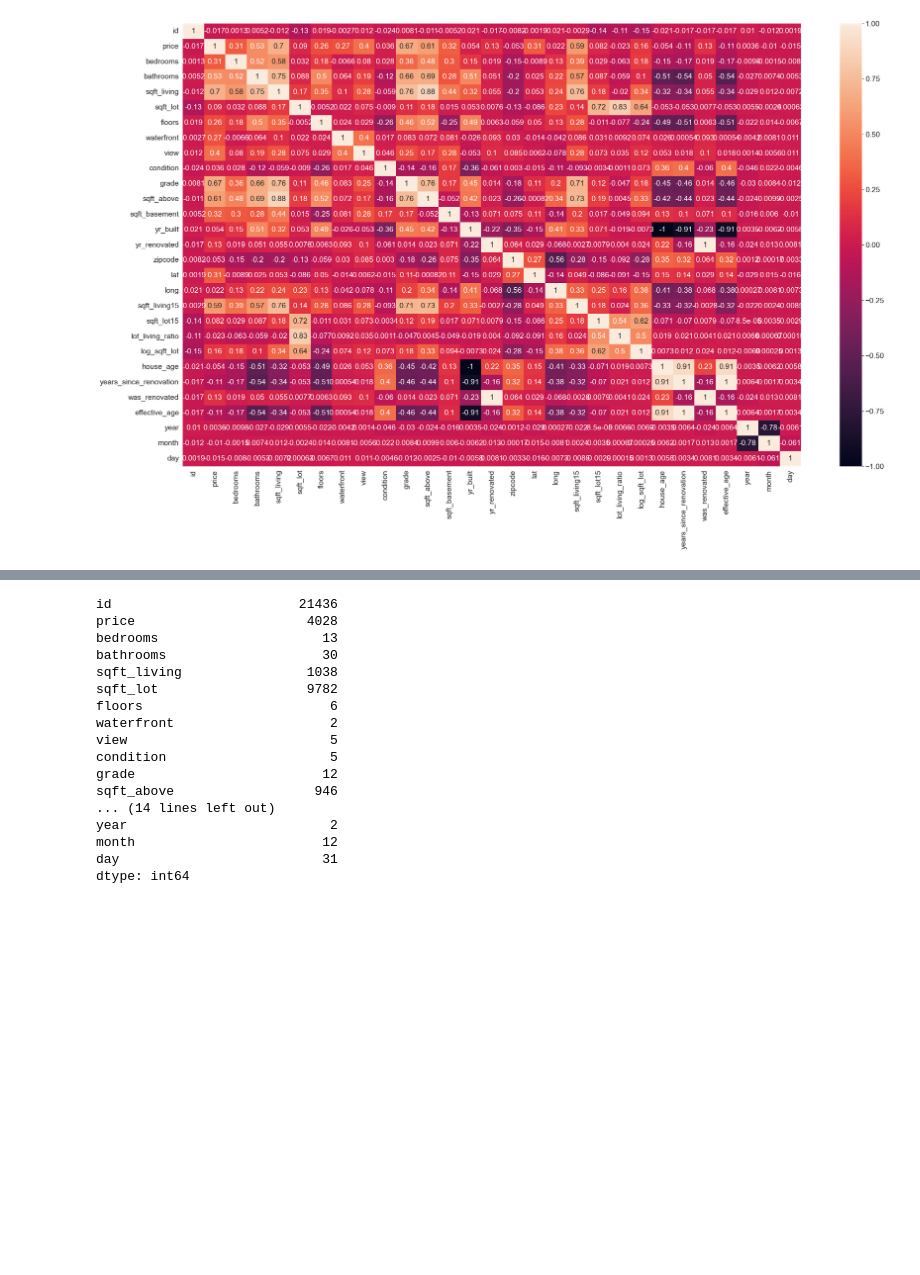
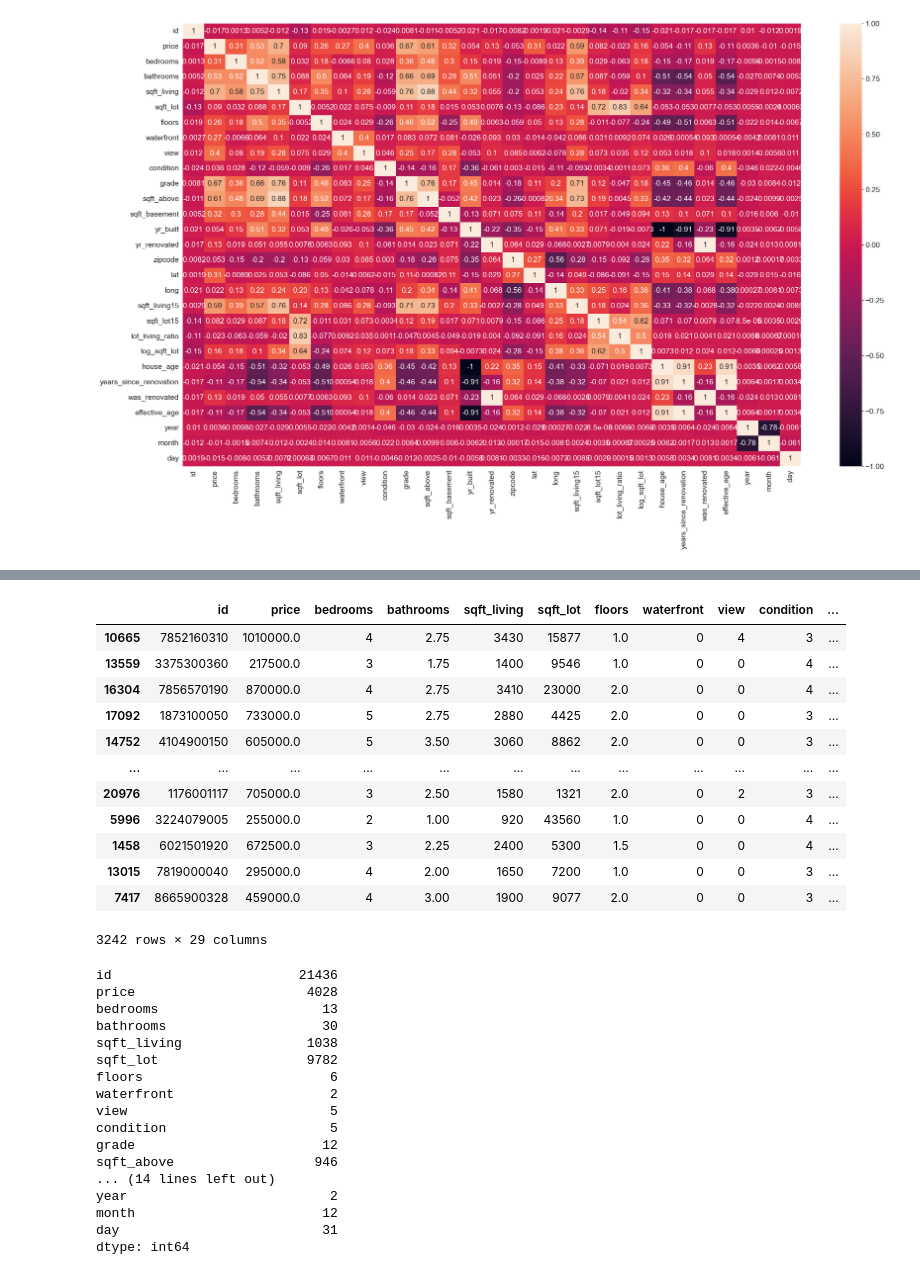
Before and after one commit to Alhusuly10/Regression-problem, a Jupyter notebook: House Sales in King County, USA.ipynb, the cells around one changed output, grey strips where cells are left out. Drawn from its saved outputs; the diff is of its cells as text; code cells hidden in the pictures; blank space fills up the shorter version.

```diff
--- a/House Sales in King County, USA.ipynb
+++ b/House Sales in King County, USA.ipynb
@@ -381 +394,17 @@ train_set, test_set = train_test_split(house_data, test_size = 0.2, random_state
+# %%
+val_set # Inspecting the validation set
+# %% [output]
+|  | id | price | bedrooms | bathrooms | sqft_living | sqft_lot | floors | waterfront | view | condition | ... |
+| 10665 | 7852160310 | 1010000.0 | 4 | 2.75 | 3430 | 15877 | 1.0 | 0 | 4 | 3 | ... |
+| 13559 | 3375300360 | 217500.0 | 3 | 1.75 | 1400 | 9546 | 1.0 | 0 | 0 | 4 | ... |
+| 16304 | 7856570190 | 870000.0 | 4 | 2.75 | 3410 | 23000 | 2.0 | 0 | 0 | 4 | ... |
+| 17092 | 1873100050 | 733000.0 | 5 | 2.75 | 2880 | 4425 | 2.0 | 0 | 0 | 3 | ... |
+| 14752 | 4104900150 | 605000.0 | 5 | 3.50 | 3060 | 8862 | 2.0 | 0 | 0 | 3 | ... |
+| ... | ... | ... | ... | ... | ... | ... | ... | ... | ... | ... | ... |
+| 20976 | 1176001117 | 705000.0 | 3 | 2.50 | 1580 | 1321 | 2.0 | 0 | 2 | 3 | ... |
+| 5996 | 3224079005 | 255000.0 | 2 | 1.00 | 920 | 43560 | 1.0 | 0 | 0 | 4 | ... |
+| 1458 | 6021501920 | 672500.0 | 3 | 2.25 | 2400 | 5300 | 1.5 | 0 | 0 | 4 | ... |
+| 13015 | 7819000040 | 295000.0 | 4 | 2.00 | 1650 | 7200 | 1.0 | 0 | 0 | 3 | ... |
+| 7417 | 8665900328 | 459000.0 | 4 | 3.00 | 1900 | 9077 | 2.0 | 0 | 0 | 3 | ... |
+3242 rows × 29 columns
 # %%
```
Also changed, not shown: parts of 12 cells of this notebook.
